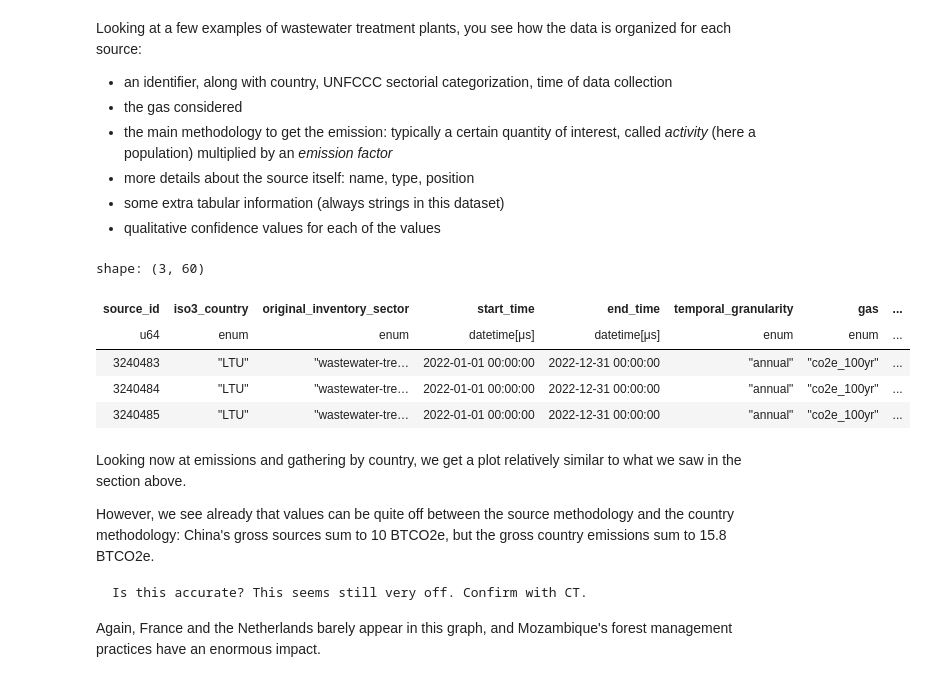
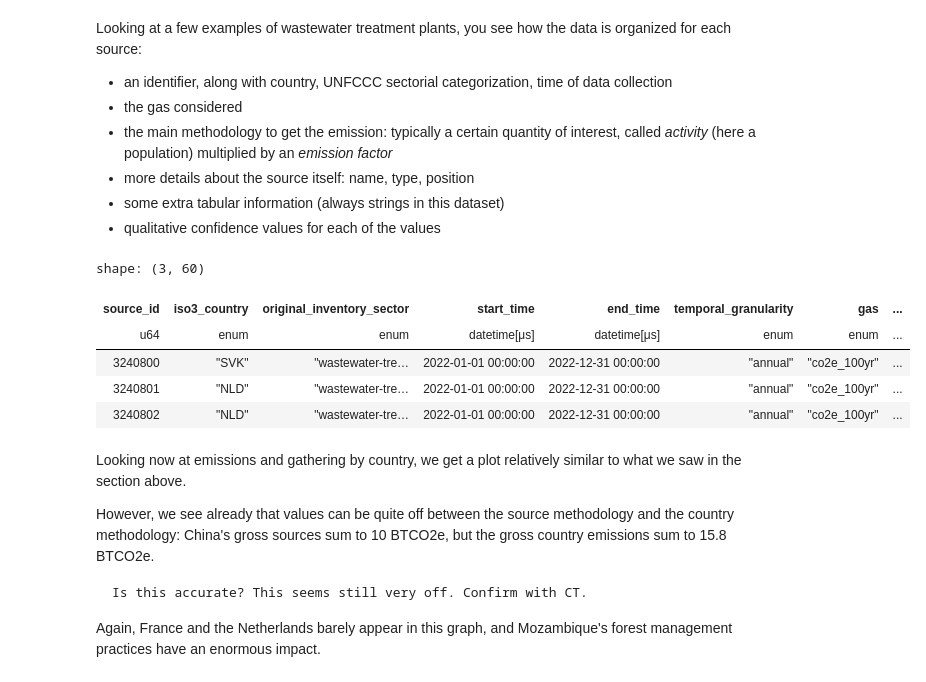
Before and after one commit to tjhunter/climate-trace-handbook, a Jupyter notebook: ct_book/_build/jupyter_execute/initial_analysis.ipynb, the cells around one changed output. Saved outputs shown, nothing was run; the diff lists cells and outputs as text; code cells hidden in the pictures.

```diff
--- a/ct_book/_build/jupyter_execute/initial_analysis.ipynb
+++ b/ct_book/_build/jupyter_execute/initial_analysis.ipynb
@@ -340,15 +333,19 @@ Looking at a few examples of wastewater treatment plants, you see how the data i
 - some extra tabular information (always strings in this dataset)
 - qualitative confidence values for each of the values
 # %%
-# TODO: this specific query takes a while, understand why this is the case
-sdf_gy.filter(c_subsector == "wastewater-treatment-and-discharge").head(3).collect()
+(sdf_gy
+ .filter(c_sector == WASTE)
+ .filter(c_subsector == "wastewater-treatment-and-discharge")
+ .head(3)
+ .collect()
+)
 # %% [output]
 shape: (3, 60)
 | source_id | iso3_country | original_inventory_sector | start_time | end_time | temporal_granularity | gas | ... |
 | u64 | enum | enum | datetime[μs] | datetime[μs] | enum | enum | ... |
-| 3240483 | "LTU" | "wastewater-tre… | 2022-01-01 00:00:00 | 2022-12-31 00:00:00 | "annual" | "co2e_100yr" | ... |
-| 3240484 | "LTU" | "wastewater-tre… | 2022-01-01 00:00:00 | 2022-12-31 00:00:00 | "annual" | "co2e_100yr" | ... |
-| 3240485 | "LTU" | "wastewater-tre… | 2022-01-01 00:00:00 | 2022-12-31 00:00:00 | "annual" | "co2e_100yr" | ... |
+| 3240800 | "SVK" | "wastewater-tre… | 2022-01-01 00:00:00 | 2022-12-31 00:00:00 | "annual" | "co2e_100yr" | ... |
+| 3240801 | "NLD" | "wastewater-tre… | 2022-01-01 00:00:00 | 2022-12-31 00:00:00 | "annual" | "co2e_100yr" | ... |
+| 3240802 | "NLD" | "wastewater-tre… | 2022-01-01 00:00:00 | 2022-12-31 00:00:00 | "annual" | "co2e_100yr" | ... |
 # %% [markdown]
 Looking now at emissions and gathering by country, we get a plot relatively similar to what we saw in the section above.
 
```
Also changed, not shown: parts of 3 cells of this notebook, 17 other files.
